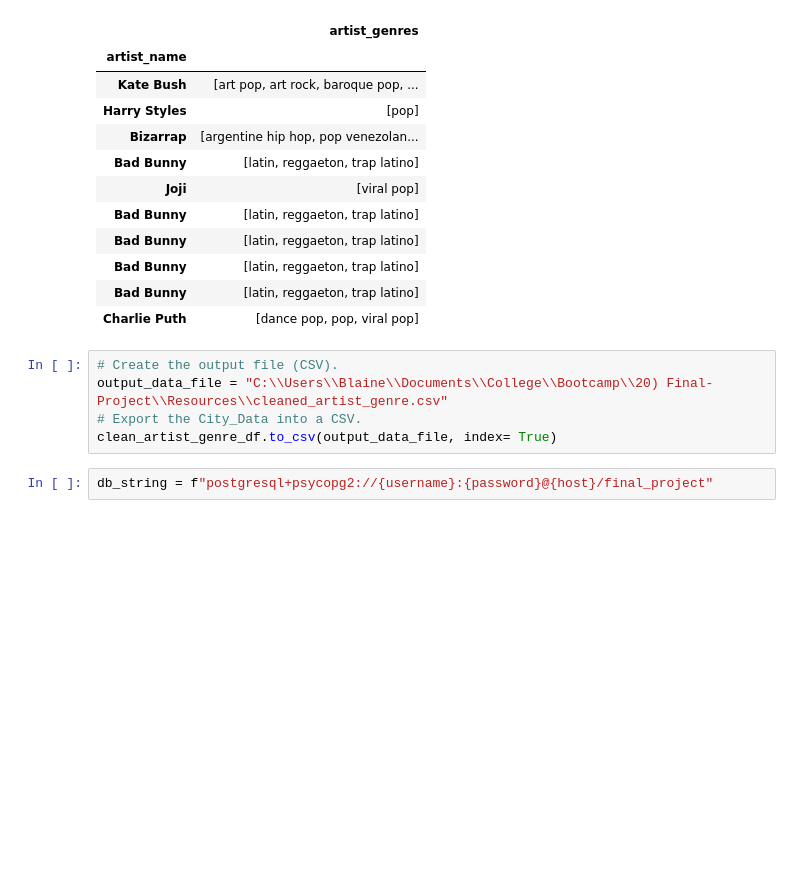
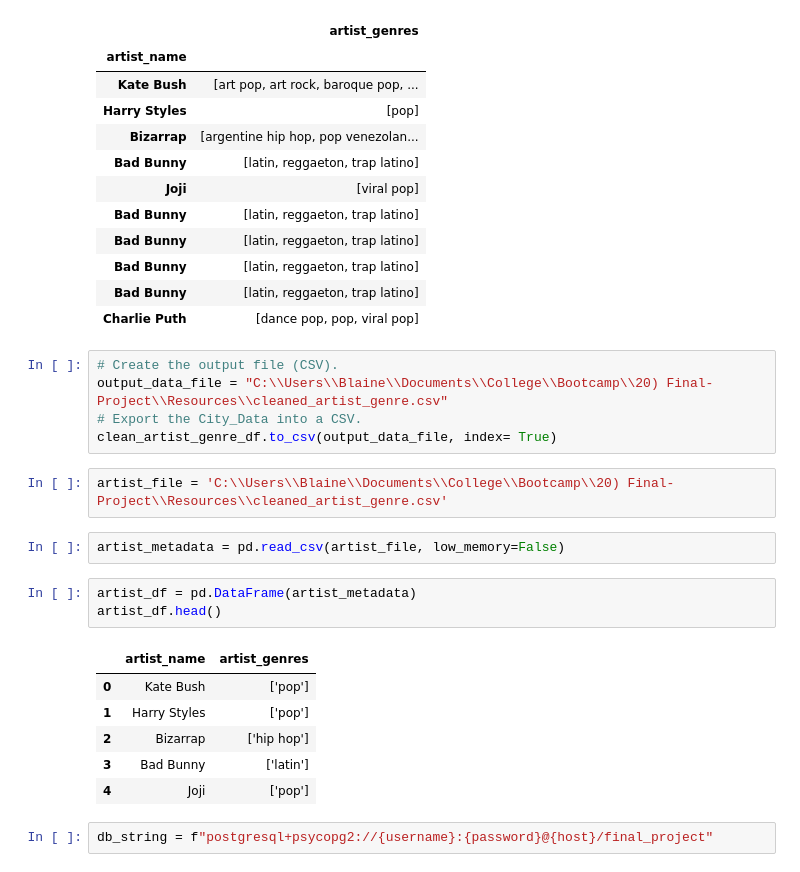
Before and after one commit to Azykan/Final-Project, a Jupyter notebook: source_code.ipynb, the cells around one changed output. Saved outputs shown, nothing was run; the diff lists cells and outputs as text; blank space fills up the shorter version.

Commit message:
add data

```diff
--- a/source_code.ipynb
+++ b/source_code.ipynb
@@ -334,6 +334,20 @@ clean_artist_genre_df.head(10)
 output_data_file = "C:\\Users\\Blaine\\Documents\\College\\Bootcamp\\20) Final-Project\\Resources\\cleaned_artist_genre.csv"
 # Export the City_Data into a CSV.
 clean_artist_genre_df.to_csv(output_data_file, index= True)
+# %%
+artist_file = 'C:\\Users\\Blaine\\Documents\\College\\Bootcamp\\20) Final-Project\\Resources\\cleaned_artist_genre.csv'
+# %%
+artist_metadata = pd.read_csv(artist_file, low_memory=False)
+# %%
+artist_df = pd.DataFrame(artist_metadata)
+artist_df.head()
+# %% [output]
+|  | artist_name | artist_genres |
+| 0 | Kate Bush | ['pop'] |
+| 1 | Harry Styles | ['pop'] |
+| 2 | Bizarrap | ['hip hop'] |
+| 3 | Bad Bunny | ['latin'] |
+| 4 | Joji | ['pop'] |
 # %%
 db_string = f"postgresql+psycopg2://{username}:{password}@{host}/final_project"
 # %%
```
Also changed, not shown: parts of 2 cells of this notebook, 2 other files.
